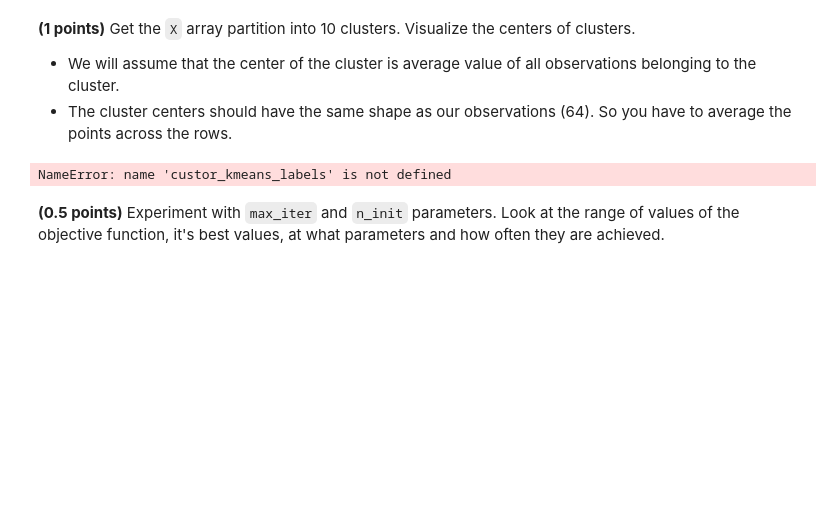
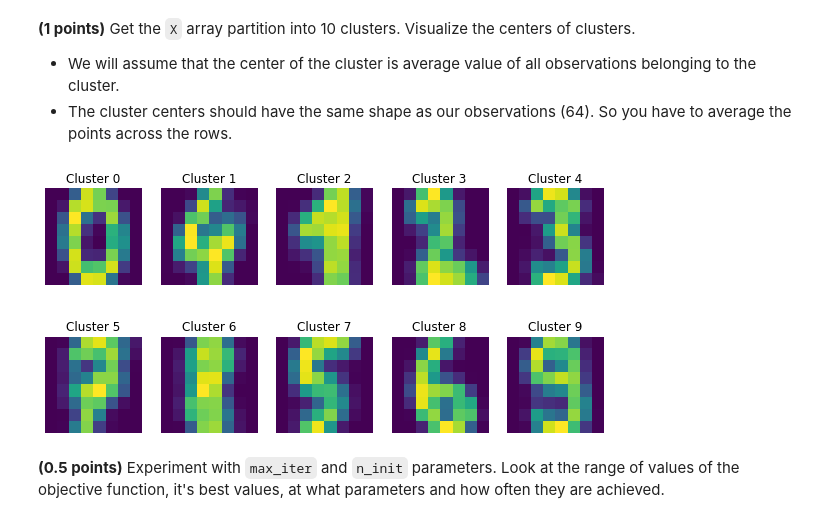
Before and after one commit to Feosen/ml-intro-2022-8, a Jupyter notebook: notebooks/clustering.ipynb, the cells around one changed output. Cells and saved outputs as stored; diff of their text form; code cells hidden in the pictures; blank space fills up the shorter version.

```diff
--- a/notebooks/clustering.ipynb
+++ b/notebooks/clustering.ipynb
@@ -44,8 +44,8 @@ from sklearn.exceptions import NotFittedError
 from numpy.random import RandomState
 # %%
 class CustomKMeans:
-    def __init__(self, n_clusters=2, max_iter=30, n_init=10, random_state=42):
-        '''K-Means clustering.
+    def __init__(self, n_clusters=2, max_iter=300, n_init=10, random_state=42):
+        """K-Means clustering.
 
         Args:
             n_clusters: int, default=2
@@ -60,7 +60,7 @@ class CustomKMeans:
                 n_init consecutive runs in terms of objective function.
             random_state: int, default=42
                 Random state.
-        '''
+        """
         self.n_clusters = n_clusters
         self.n_init = n_init
         self.max_iter = max_iter
@@ -74,7 +74,7 @@ class CustomKMeans:
 
         dist = np.zeros((X.shape[0], self.n_clusters))
         for j, c in enumerate(cluster_centers):
-            dist[:, j] = np.linalg.norm(X - c[j], axis=1)
+            dist[:, j] = np.linalg.norm(X - c, axis=1)
         return dist
 
     def update_centroids(self, X, nearest_clusters):
@@ -84,7 +84,7 @@ class CustomKMeans:
         to the corresponding cluster."""
         assert X.shape[0] == nearest_clusters.shape[0]
 
-        centroids = np.zeros(self.n_clusters, X.shape[1])
+        centroids = np.zeros((self.n_clusters, X.shape[1]))
         for i in range(self.n_clusters):
             cluster = X[nearest_clusters == i]
             if cluster.shape[0] > 0:
@@ -101,22 +101,21 @@ class CustomKMeans:
         assert 0 < self.max_iter
 
         ls = np.zeros(self.n_init)
-        cc = np.zeros(self.n_init, self.n_clusters)
+        cc = np.zeros((self.n_init, self.n_clusters, X.shape[1]))
         for n in range(self.n_init):
             prev_nearest_clusters = None
-            cluster_centers = X[self.random_state.random_integers(0, X.shape[0], self.n_clusters)]
+            cluster_centers = X[self.random_state.randint(0, X.shape[0] + 1, self.n_clusters)]
             for i in range(self.max_iter):
                 nearest_clusters = self.calculate_distances_to_centroids(X, cluster_centers).argmin(1)
-                if prev_nearest_clusters is not None and prev_nearest_clusters == nearest_clusters:
+                if prev_nearest_clusters is not None and np.array_equal(prev_nearest_clusters, nearest_clusters):
                     break
                 cluster_centers = self.update_centroids(X, nearest_clusters)
                 prev_nearest_clusters = nearest_clusters
 
-            cc[n, :] = cluster_centers
+            cc[n, :, :] = cluster_centers
             for i, c in enumerate(cluster_centers):
                 ls[n] += (abs(X[nearest_clusters == i] - c)).sum()
-
-        self.cluster_centers_ = cc[ls.argmax(), :]
+        self.cluster_centers_ = cc[ls.argmin(), :]
         return self
 
 
@@ -130,6 +129,6 @@ class CustomKMeans:
                 Vector containing predicted cluster labels.
         """
         if hasattr(self, 'cluster_centers_'):
-            self.calculate_distances_to_centroids(X, self.cluster_centers_).argmin(1)
+            return self.calculate_distances_to_centroids(X, self.cluster_centers_).argmin(1)
         else:
             raise NotFittedError("CustomKMeans instance is not fitted yet")
@@ -137,11 +141,20 @@ class CustomKMeans:
 **(1 points)** Get the `X` array partition into 10 clusters. Visualize the centers of clusters.
 - We will assume that the center of the cluster is average value of all observations belonging to the cluster.
 - The cluster centers should have the same shape as our observations (64). So you have to average the points across the rows.
-# %%
-custom_kmeans_labels = ...
-assert custor_kmeans_labels.shape == (1797,)
-# %% [output]
-NameError: name 'custor_kmeans_labels' is not defined
+# %%
+ckm = CustomKMeans(n_clusters=10)
+ckm.fit(X)
+custom_kmeans_labels = ckm.predict(X)
+assert custom_kmeans_labels.shape == (1797,)
+# %%
+_, axes = plt.subplots(nrows=2, ncols=5, figsize=(10, 5))
+for i, ax in enumerate(axes.flatten()):
+    ax.set_axis_off()
+    cluster = X[custom_kmeans_labels==i].mean(0)
+    ax.imshow(cluster.reshape((8, 8)))
+    ax.set_title(f'Cluster {i}')
+# %% [output]
+[figure, added]
 # %% [markdown]
 **(0.5 points)** Experiment with `max_iter` and `n_init` parameters. Look at the range of values of the objective function, it's best values, at what parameters and how often they are achieved.
 # %% [markdown]
```
Also changed, not shown: parts of 1 cell of this notebook.
